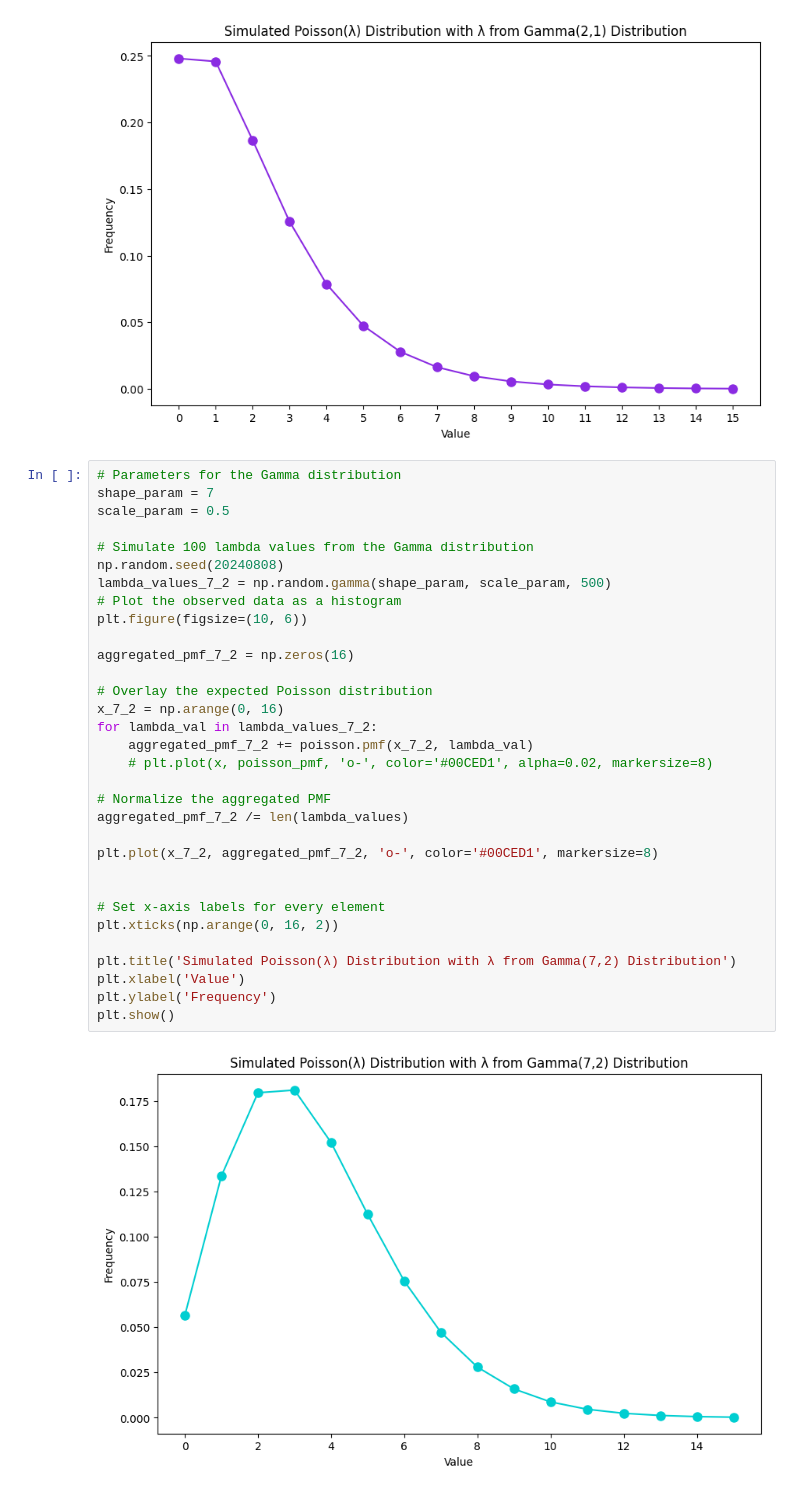
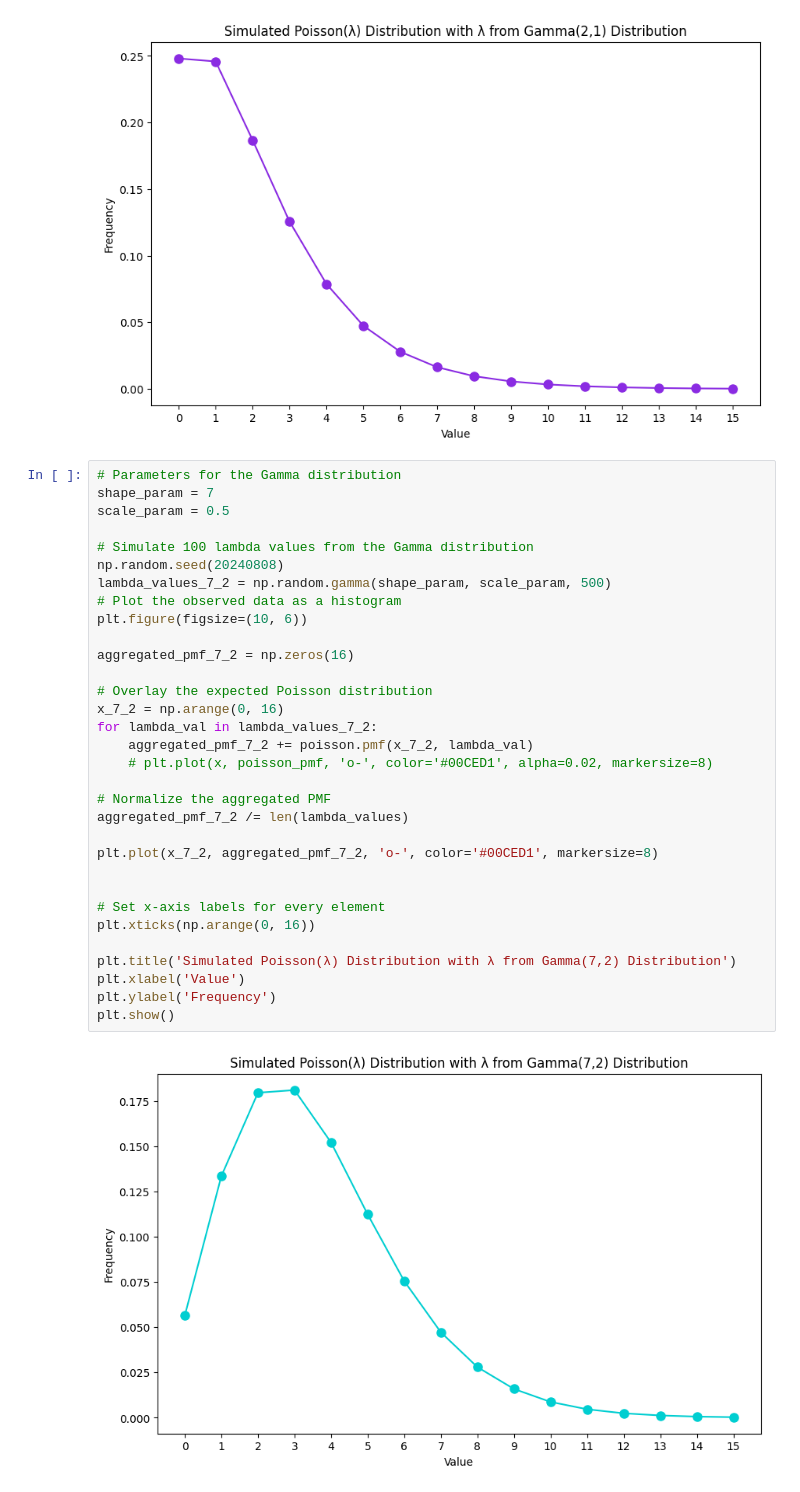
Before and after one commit to AlexFiliakov/poisson-gamma-sim, a Jupyter notebook: poisson_gamma_sim.ipynb, the cells around one changed output. Cells and saved outputs as stored; diff of their text form.

Commit message:
minor graphics fixes

```diff
--- a/poisson_gamma_sim.ipynb
+++ b/poisson_gamma_sim.ipynb
@@ -40,35 +40,35 @@ plt.show()
 shape_param = 7
 scale_param = 0.5
 
 # Simulate 100 lambda values from the Gamma distribution
 np.random.seed(20240808)
 lambda_values_7_2 = np.random.gamma(shape_param, scale_param, 500)
 # Plot the observed data as a histogram
 plt.figure(figsize=(10, 6))
 
 aggregated_pmf_7_2 = np.zeros(16)
 
 # Overlay the expected Poisson distribution
 x_7_2 = np.arange(0, 16)
 for lambda_val in lambda_values_7_2:
     aggregated_pmf_7_2 += poisson.pmf(x_7_2, lambda_val)
     # plt.plot(x, poisson_pmf, 'o-', color='#00CED1', alpha=0.02, markersize=8)
 
 # Normalize the aggregated PMF
 aggregated_pmf_7_2 /= len(lambda_values)
 
 plt.plot(x_7_2, aggregated_pmf_7_2, 'o-', color='#00CED1', markersize=8)
 
 
 # Set x-axis labels for every element
-plt.xticks(np.arange(0, 16, 2))
+plt.xticks(np.arange(0, 16))
 
 plt.title('Simulated Poisson(λ) Distribution with λ from Gamma(7,2) Distribution')
 plt.xlabel('Value')
 plt.ylabel('Frequency')
 plt.show()
 # %% [output]
-[figure, old version]
+[figure, new version]
 # %%
 # Plot the aggregated PMFs side by side
 plt.figure(figsize=(20, 6))
```
Also changed, not shown: parts of 1 cell of this notebook, 2 other files.
